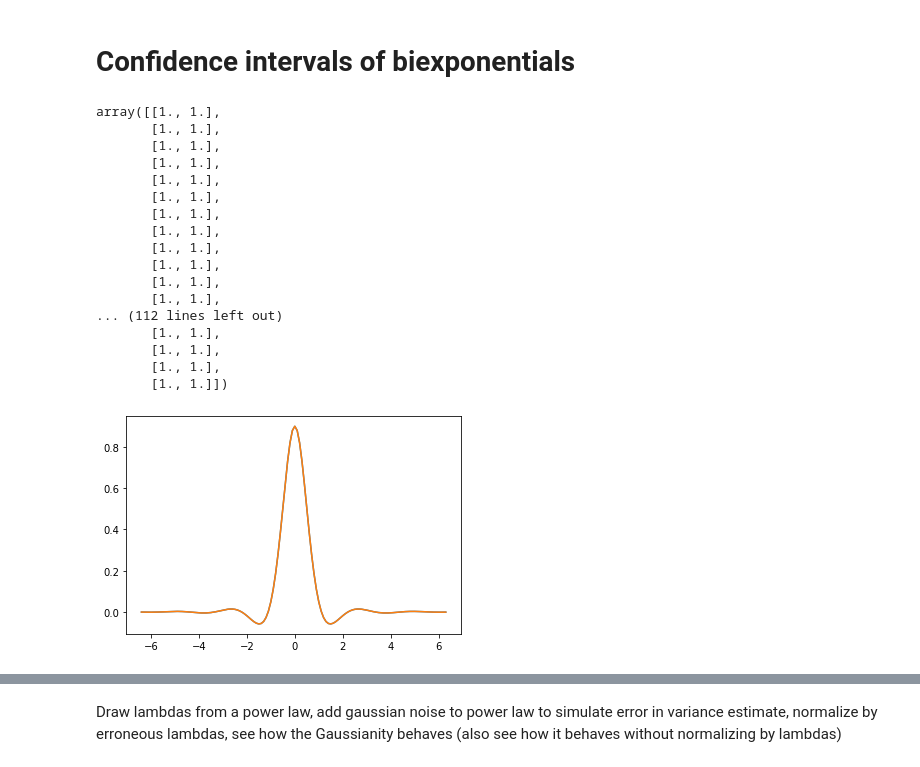
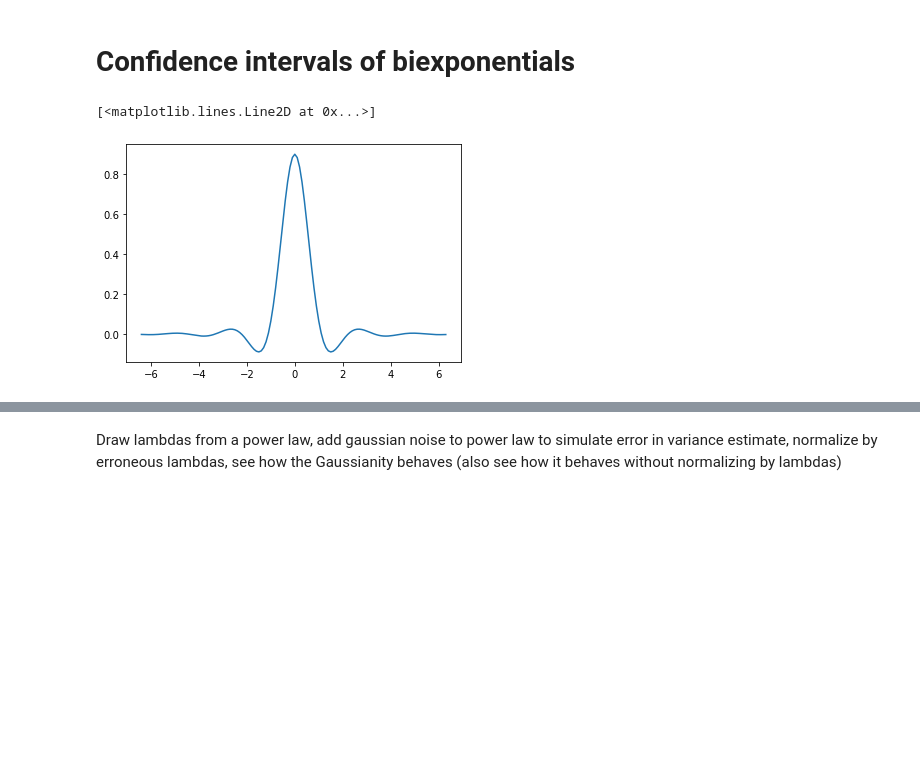
Before and after one commit to jlcbrown/FFT_hypoexp_comp, a Jupyter notebook: FFT_computation_testing.ipynb, the cells around one changed output, grey strips where cells are left out. Drawn from its saved outputs; the diff is of its cells as text; code cells hidden in the pictures; blank space fills up the shorter version.

```diff
--- a/FFT_computation_testing.ipynb
+++ b/FFT_computation_testing.ipynb
@@ -155,7 +155,7 @@ ax[1].plot(x, np.real(f) - stats.norm.pdf(x)) # Some weird small shit going on n
 
 
 def bihyp_exp_cf(t, lams, norm='sum'):
-    N = len(lams)
+    N = np.logical_not(np.isinf(lams)).sum(axis=0)
     if norm == 'sum':
         lams = 1 * lams # Do not touch the lambdas
     elif norm == "avg":
@@ -273,36 +273,12 @@ Trapezoidal rule of var of 5 Lambda case is (0.11707724075205701+4.6279773763729
 # %%
 def conf_integ(t, lams, x0=2 * np.sqrt(2), norm='z-score'):
     integ = bihyp_exp_cf(t, lams, norm=norm) * sinc(x0 * t / np.pi) * x0 / np.pi
     return(integ)
 
 t = np.arange(-6.4, 6.4, 0.1)
-integ = []
-for t_use in t:
-    integ.append(conf_integ(t_use, np.ones([1, 2])))
+integ = conf_integ(t, np.array([1, np.inf])) # Can chain inf's on - useful computational trick for later to avoid for loops
 plt.plot(t, integ)
-
-new_integ = []
-for t_use in t:
-    new_integ.append(conf_integ(t_use, np.ones([1, 1])))
-
-np.array(new_integ) / np.array(integ)
 # %% [output]
-array([[1., 1.],
-       [1., 1.],
-       [1., 1.],
-       [1., 1.],
-       [1., 1.],
-       [1., 1.],
-       [1., 1.],
-       [1., 1.],
-       [1., 1.],
-       [1., 1.],
-       [1., 1.],
-       [1., 1.],
-... (112 lines left out)
-       [1., 1.],
-       [1., 1.],
-       [1., 1.],
-       [1., 1.]])
+[<matplotlib.lines.Line2D at 0x...>]
-[figure, old version]
+[figure, new version]
 # %%
```
Also changed, not shown: parts of 9 cells of this notebook.
